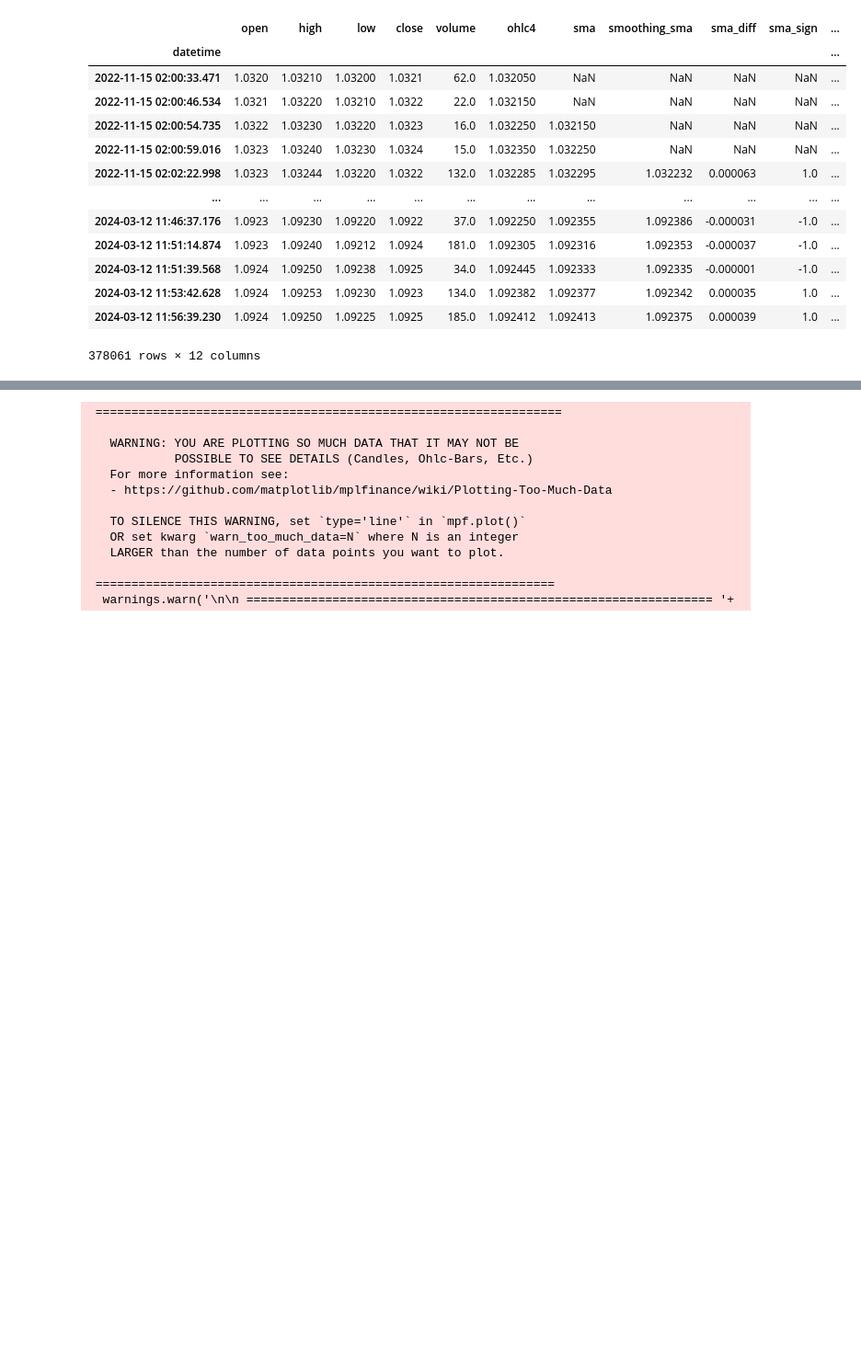
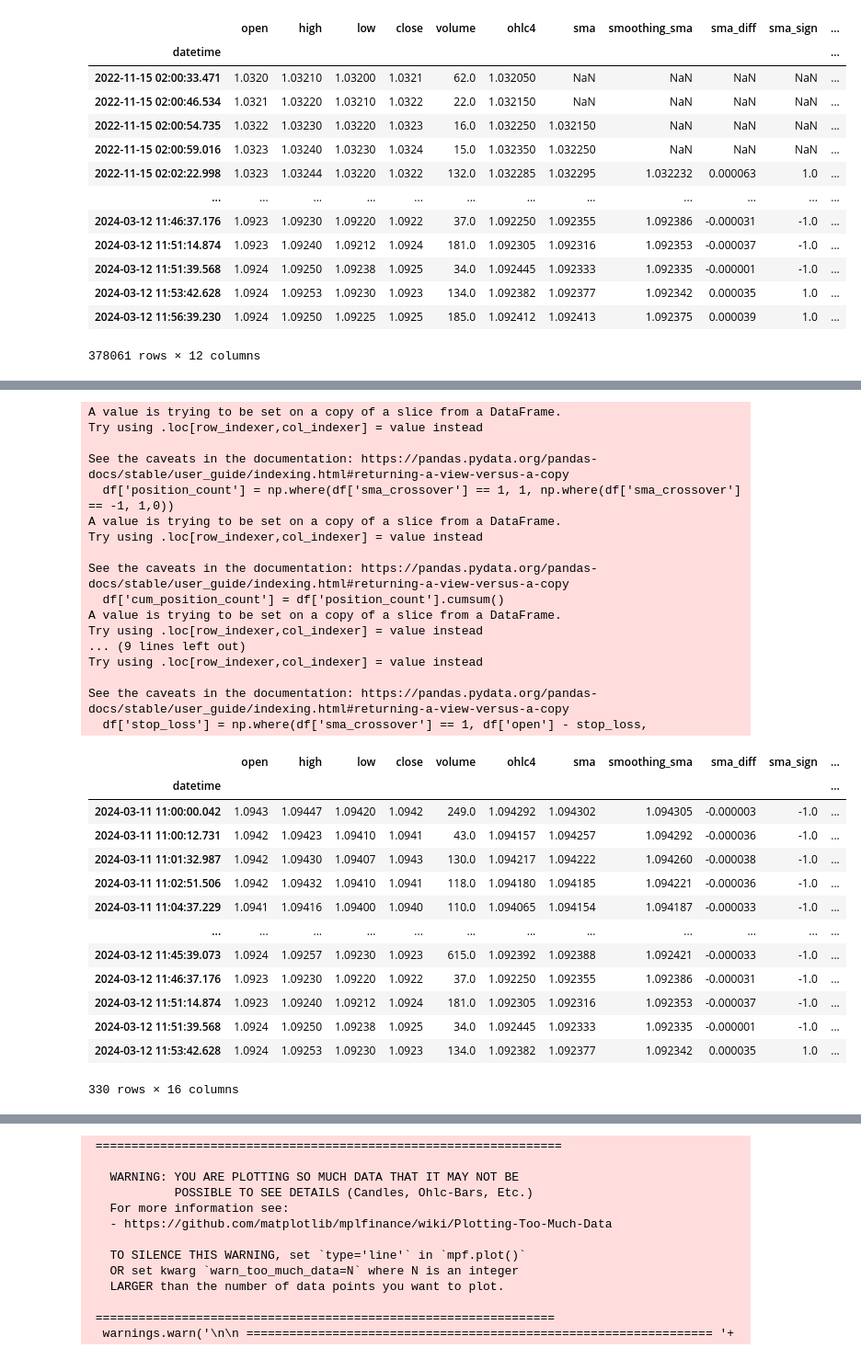
Before and after one commit to lilfetz22/Trading, a Jupyter notebook: double3_sma_nb.ipynb, the cells around one changed output, grey strips where cells are left out. Shown at 92% size. Cells and saved outputs as stored; diff of their text form; code cells hidden in the pictures; blank space fills up the shorter version.

```diff
--- a/double3_sma_nb.ipynb
+++ b/double3_sma_nb.ipynb
@@ -304,0 +296,35 @@ renko_full_data_7_8
+# %%
+fx.cum_count(renko_full_data_select_day)
+fx.add_tp_sl(renko_full_data_select_day, take_profit_size, stop_loss)
+# %% [output]
+A value is trying to be set on a copy of a slice from a DataFrame.
+Try using .loc[row_indexer,col_indexer] = value instead
+
+See the caveats in the documentation: https://pandas.pydata.org/pandas-docs/stable/user_guide/indexing.html#returning-a-view-versus-a-copy
+  df['position_count'] = np.where(df['sma_crossover'] == 1, 1, np.where(df['sma_crossover'] == -1, 1,0))
+A value is trying to be set on a copy of a slice from a DataFrame.
+Try using .loc[row_indexer,col_indexer] = value instead
+
+See the caveats in the documentation: https://pandas.pydata.org/pandas-docs/stable/user_guide/indexing.html#returning-a-view-versus-a-copy
+  df['cum_position_count'] = df['position_count'].cumsum()
+A value is trying to be set on a copy of a slice from a DataFrame.
+Try using .loc[row_indexer,col_indexer] = value instead
+... (9 lines left out)
+Try using .loc[row_indexer,col_indexer] = value instead
+
+See the caveats in the documentation: https://pandas.pydata.org/pandas-docs/stable/user_guide/indexing.html#returning-a-view-versus-a-copy
+  df['stop_loss'] = np.where(df['sma_crossover'] == 1, df['open'] - stop_loss,
+|  | open | high | low | close | volume | ohlc4 | sma | smoothing_sma | sma_diff | sma_sign | ... |
+| datetime |  |  |  |  |  |  |  |  |  |  | ... |
+| 2024-03-11 11:00:00.042 | 1.0943 | 1.09447 | 1.09420 | 1.0942 | 249.0 | 1.094292 | 1.094302 | 1.094305 | -0.000003 | -1.0 | ... |
+| 2024-03-11 11:00:12.731 | 1.0942 | 1.09423 | 1.09410 | 1.0941 | 43.0 | 1.094157 | 1.094257 | 1.094292 | -0.000036 | -1.0 | ... |
+| 2024-03-11 11:01:32.987 | 1.0942 | 1.09430 | 1.09407 | 1.0943 | 130.0 | 1.094217 | 1.094222 | 1.094260 | -0.000038 | -1.0 | ... |
+| 2024-03-11 11:02:51.506 | 1.0942 | 1.09432 | 1.09410 | 1.0941 | 118.0 | 1.094180 | 1.094185 | 1.094221 | -0.000036 | -1.0 | ... |
+| 2024-03-11 11:04:37.229 | 1.0941 | 1.09416 | 1.09400 | 1.0940 | 110.0 | 1.094065 | 1.094154 | 1.094187 | -0.000033 | -1.0 | ... |
+| ... | ... | ... | ... | ... | ... | ... | ... | ... | ... | ... | ... |
+| 2024-03-12 11:45:39.073 | 1.0924 | 1.09257 | 1.09230 | 1.0923 | 615.0 | 1.092392 | 1.092388 | 1.092421 | -0.000033 | -1.0 | ... |
+| 2024-03-12 11:46:37.176 | 1.0923 | 1.09230 | 1.09220 | 1.0922 | 37.0 | 1.092250 | 1.092355 | 1.092386 | -0.000031 | -1.0 | ... |
+| 2024-03-12 11:51:14.874 | 1.0923 | 1.09240 | 1.09212 | 1.0924 | 181.0 | 1.092305 | 1.092316 | 1.092353 | -0.000037 | -1.0 | ... |
+| 2024-03-12 11:51:39.568 | 1.0924 | 1.09250 | 1.09238 | 1.0925 | 34.0 | 1.092445 | 1.092333 | 1.092335 | -0.000001 | -1.0 | ... |
+| 2024-03-12 11:53:42.628 | 1.0924 | 1.09253 | 1.09230 | 1.0923 | 134.0 | 1.092382 | 1.092377 | 1.092342 | 0.000035 | 1.0 | ... |
+330 rows × 16 columns
```
Also changed, not shown: parts of 14 cells of this notebook.
